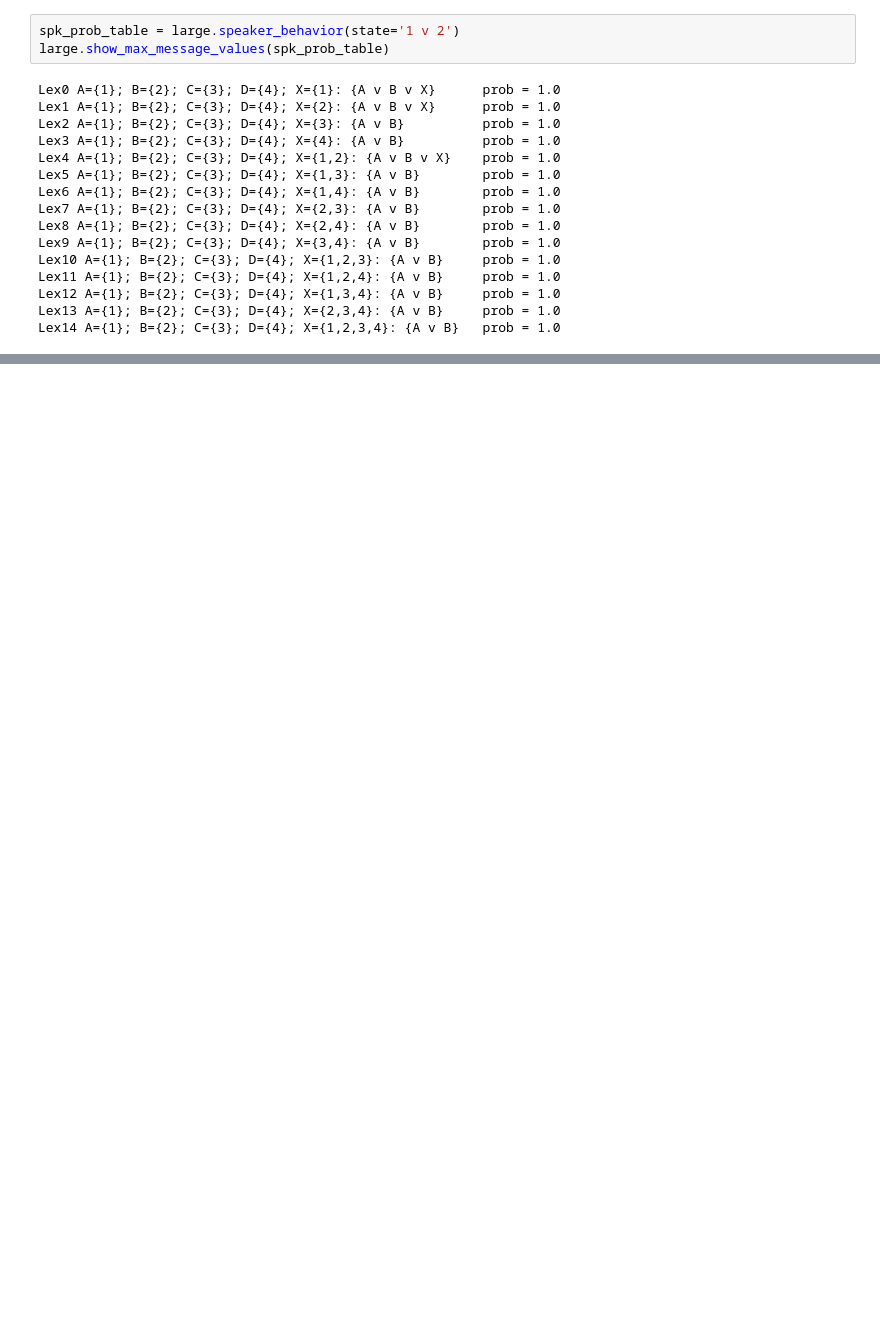
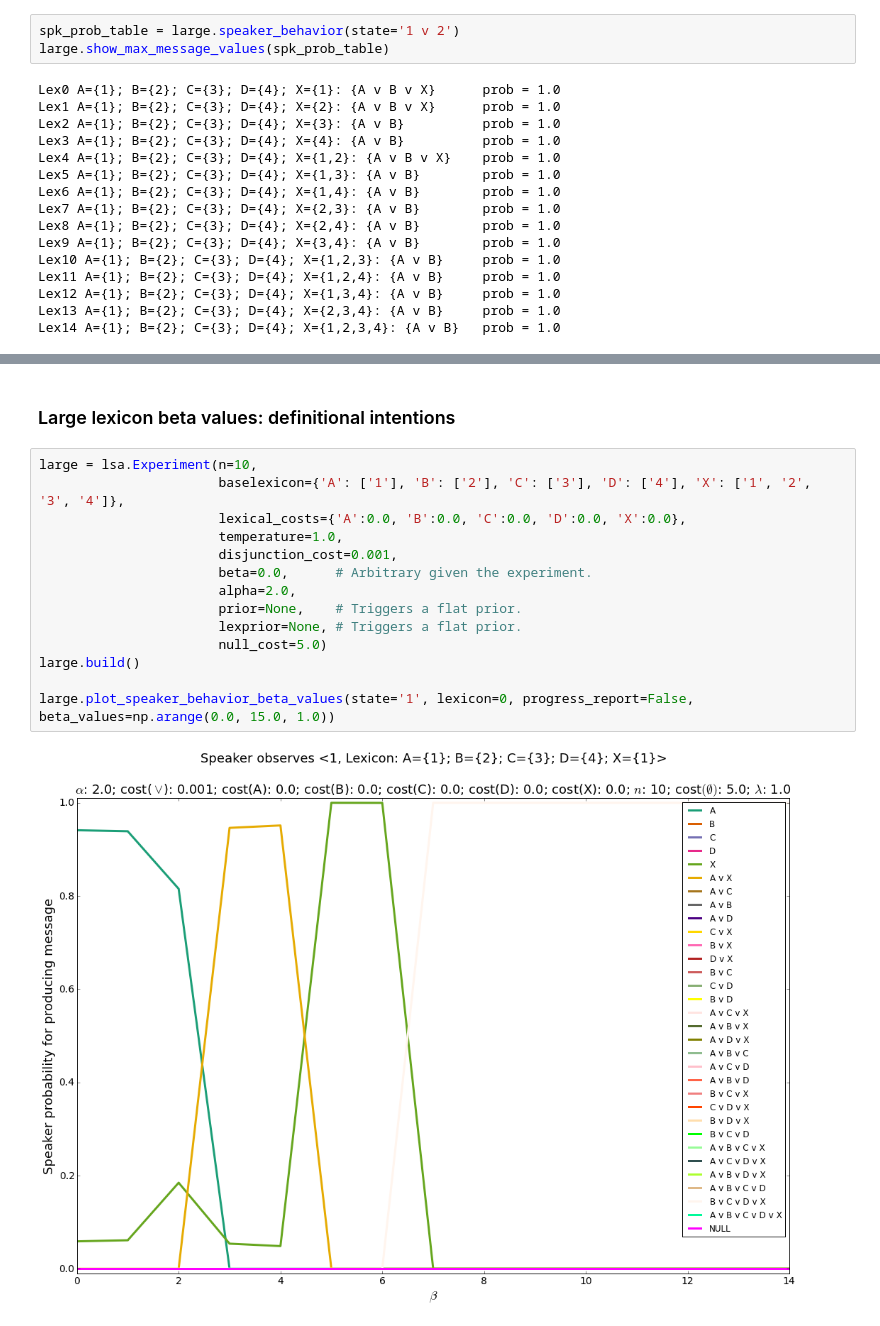
Before and after one commit to rlevy/pragmatic_disjunction, a Jupyter notebook: pypragmods/Speakers.ipynb, the cells around one changed output, grey strips where cells are left out. Drawn from its saved outputs; the diff is of its cells as text; blank space fills up the shorter version.

```diff
--- a/pypragmods/Speakers.ipynb
+++ b/pypragmods/Speakers.ipynb
@@ -155,0 +204,18 @@ large.plot_speaker_behavior_disjunction_costs(state='1 v 2', lexicon=4, progress
+# %% [markdown]
+### Large lexicon beta values: definitional intentions
+# %%
+large = lsa.Experiment(n=10,
+                       baselexicon={'A': ['1'], 'B': ['2'], 'C': ['3'], 'D': ['4'], 'X': ['1', '2', '3', '4']},
+                       lexical_costs={'A':0.0, 'B':0.0, 'C':0.0, 'D':0.0, 'X':0.0},
+                       temperature=1.0,
+                       disjunction_cost=0.001,
+                       beta=0.0,      # Arbitrary given the experiment.
+                       alpha=2.0,
+                       prior=None,    # Triggers a flat prior.
+                       lexprior=None, # Triggers a flat prior.
+                       null_cost=5.0)
+large.build()
+
+large.plot_speaker_behavior_beta_values(state='1', lexicon=0, progress_report=False, beta_values=np.arange(0.0, 15.0, 1.0))
+# %% [output]
+[figure, added]
```
Also changed, not shown: parts of 23 cells of this notebook.
